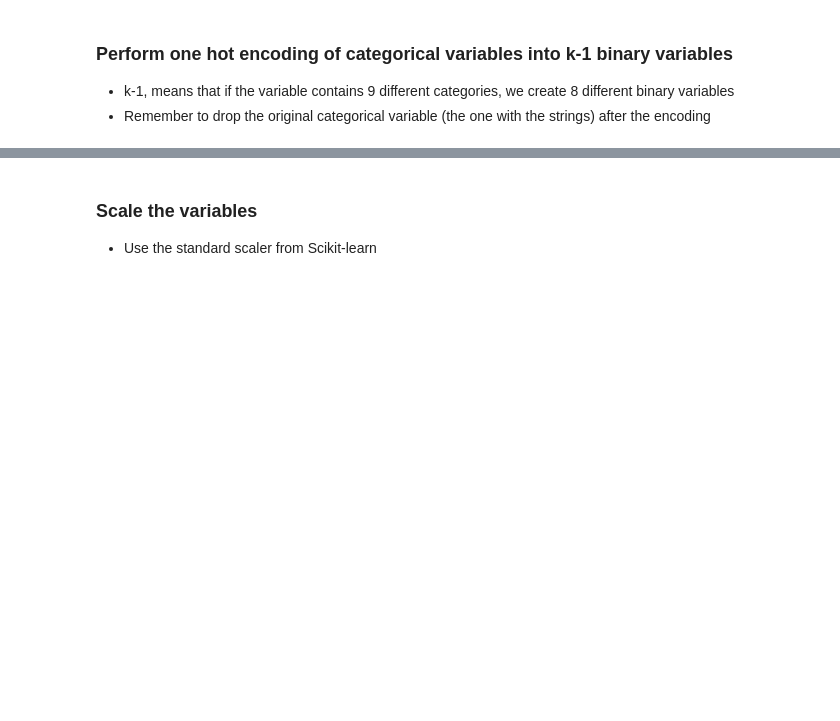
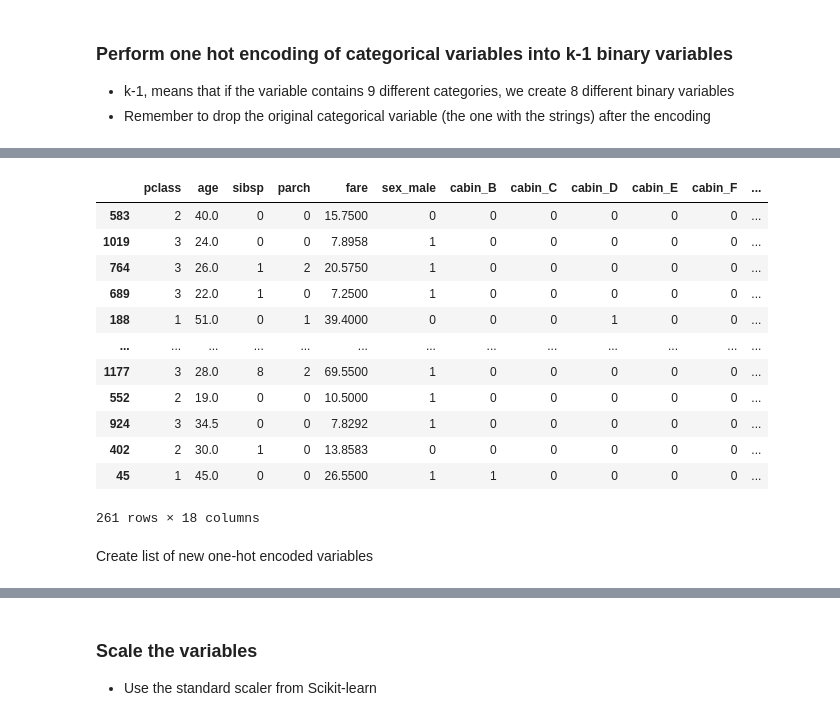
Before and after one commit to michael-a-green/deploying-machine-learning-models, a Jupyter notebook: section-04-research-and-development/titanic-assignment/01-predicting-survival-titanic-assignement.ipynb, the cells around one changed output, grey strips where cells are left out. Cells and saved outputs as stored; diff of their text form; code cells hidden in the pictures; blank space fills up the shorter version.

```diff
--- a/section-04-research-and-development/titanic-assignment/01-predicting-survival-titanic-assignement.ipynb
+++ b/section-04-research-and-development/titanic-assignment/01-predicting-survival-titanic-assignement.ipynb
@@ -315,0 +374,18 @@ X_test.shape
+# %%
+X_test
+# %% [output]
+|  | pclass | age | sibsp | parch | fare | sex_male | cabin_B | cabin_C | cabin_D | cabin_E | cabin_F | ... |
+| 583 | 2 | 40.0 | 0 | 0 | 15.7500 | 0 | 0 | 0 | 0 | 0 | 0 | ... |
+| 1019 | 3 | 24.0 | 0 | 0 | 7.8958 | 1 | 0 | 0 | 0 | 0 | 0 | ... |
+| 764 | 3 | 26.0 | 1 | 2 | 20.5750 | 1 | 0 | 0 | 0 | 0 | 0 | ... |
+| 689 | 3 | 22.0 | 1 | 0 | 7.2500 | 1 | 0 | 0 | 0 | 0 | 0 | ... |
+| 188 | 1 | 51.0 | 0 | 1 | 39.4000 | 0 | 0 | 0 | 1 | 0 | 0 | ... |
+| ... | ... | ... | ... | ... | ... | ... | ... | ... | ... | ... | ... | ... |
+| 1177 | 3 | 28.0 | 8 | 2 | 69.5500 | 1 | 0 | 0 | 0 | 0 | 0 | ... |
+| 552 | 2 | 19.0 | 0 | 0 | 10.5000 | 1 | 0 | 0 | 0 | 0 | 0 | ... |
+| 924 | 3 | 34.5 | 0 | 0 | 7.8292 | 1 | 0 | 0 | 0 | 0 | 0 | ... |
+| 402 | 2 | 30.0 | 1 | 0 | 13.8583 | 0 | 0 | 0 | 0 | 0 | 0 | ... |
+| 45 | 1 | 45.0 | 0 | 0 | 26.5500 | 1 | 1 | 0 | 0 | 0 | 0 | ... |
+261 rows × 18 columns
+# %% [markdown]
+Create list of new one-hot encoded variables
```
Also changed, not shown: parts of 64 cells of this notebook.
